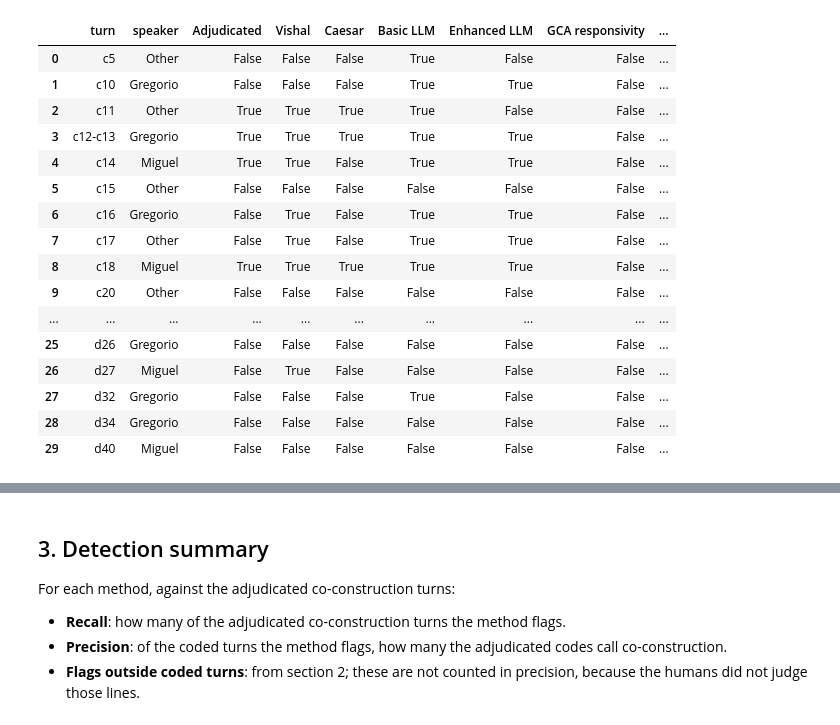
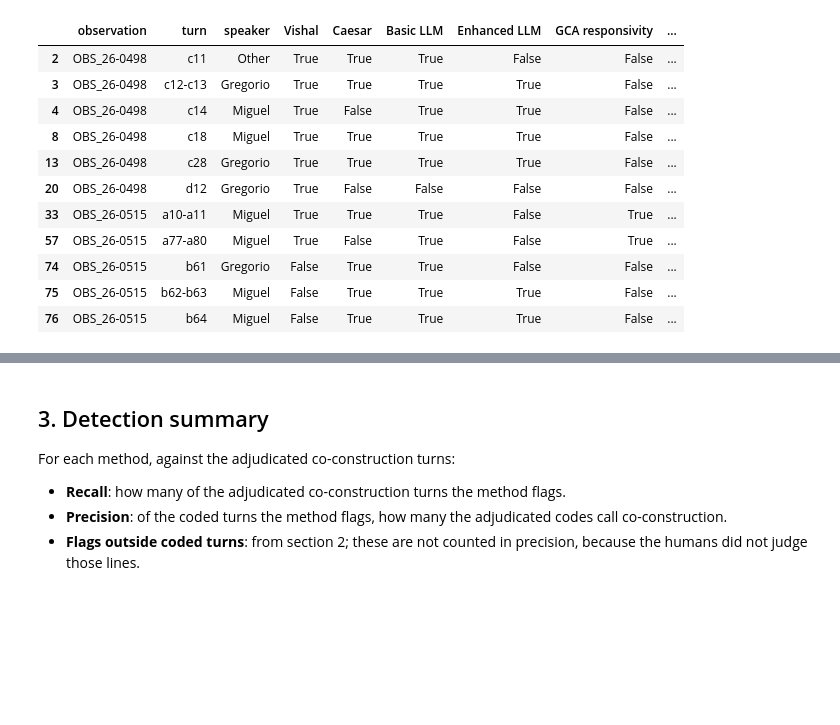
Before and after one commit to vishalku02/equitable-participation, a Jupyter notebook: A4 - Co-construction Detection.ipynb, the cells around one changed output, grey strips where cells are left out. Saved outputs shown, nothing was run; the diff lists cells and outputs as text; code cells hidden in the pictures; blank space fills up the shorter version.

```diff
--- a/A4 - Co-construction Detection.ipynb
+++ b/A4 - Co-construction Detection.ipynb
@@ -17,23 +17,17 @@ import numpy as np
 import pandas as pd
 import matplotlib.pyplot as plt
 
-# Reuse the turn rule from the human IRR script.
 sys.path.append("analysis")
-from irr_semantic import build_turns
+from a4_turns import (
+    TEST, CALIBRATION, OBSERVATIONS, SAMPLE_LABELS, CODERS, clean, last_code, load_table, load_gca_units,
+    coder_codes, adjudicated_codes, make_reference, llm_labels, enhanced_code,
+)
 
-RESULTS_DIR = Path("results")
-DATA_DIR = RESULTS_DIR / "comparison_data"
-CODING_DIR = Path("Data/human_coding")
-OUTPUT_DIR = RESULTS_DIR / "co_construction"
+OUTPUT_DIR = Path("results") / "co_construction"
 OUTPUT_DIR.mkdir(parents=True, exist_ok=True)
-
-TEST = "OBS_26-0498"
-DEVELOPMENT = "OBS_26-0515"
-SAMPLE_LABELS = {TEST: "Test: OBS_26-0498 c-d", DEVELOPMENT: "Development: OBS_26-0515 a-b"}
 
 CO_CONSTRUCTION_LEVELS = {"medium", "high"}
 GCA_THRESHOLD = 0.75  # top quarter of units within the observation
-NOT_CODED = {"", "n/a", "unclear", "unclear / not coded"}
 # %% [markdown]
 ## 1. Methods and flags
 
@@ -91,81 +51,75 @@ gca_units = pd.concat([
 # %%
+table = load_table()
+gca_units = load_gca_units()
+students = table[table["is_adult"] == "False"]
+
+normalized_coders = {
+    (observation, coder): coder_codes(table, observation, coder, [])[1].set_index("row")
+    for observation in OBSERVATIONS for coder in CODERS
+}
+
+
 def is_co_construction(whose, level):
     return whose == "other" and level in CO_CONSTRUCTION_LEVELS
 
 
 def build_turn_table(observation):
-    lines = students[students["observation"] == observation].reset_index(drop=True)
-    final = lines.rename(columns={"human_final_whose": "whose", "human_final_level": "level"})
-    by_row = lines.set_index("row")
-    labels = {column: by_row[column].map(clean) for column in
-              ["human_final_whose", "human_final_level", "basic_peer_engagement",
-               "enhanced_whose", "enhanced_level"]}
-    enhanced_turn_level = labels["enhanced_level"].groupby(by_row["enhanced_turn"]).agg(last_code)
+    reference = make_reference(*adjudicated_codes(table, observation))
+    labels = llm_labels(table, observation)
     units = gca_units[gca_units["observation"] == observation].set_index("unit_id")
 
     records = []
-    for rows in segment_turns(final[["row", "speaker", "whose", "level"]]):
+    for rows in reference["turns"]:
         record = {
             "observation": observation,
             "turn": rows[0] if len(rows) == 1 else f"{rows[0]}-{rows[-1]}",
             "rows": " ".join(rows),
-            "speaker": by_row.loc[rows[-1], "speaker"],
-            "adjudicated_whose": last_code(labels["human_final_whose"][rows]),
-            "adjudicated_level": last_code(labels["human_final_level"][rows]),
+            "speaker": reference["speaker"][rows[-1]],
+            "adjudicated_whose": last_code(reference["whose"][rows]),
+            "adjudicated_level": last_code(reference["level"][rows]),
         }
+        for coder in CODERS:
+            codes = normalized_coders[(observation, coder)]
+            record[f"{coder.lower()}_whose"] = last_code(codes.loc[rows, "whose"].map(clean))
+            record[f"{coder.lower()}_level"] = last_code(codes.loc[rows, "level"].map(clean))
 
-        if observation == TEST:
-            for name, codes in normalized_coders.items():
-                record[f"{name.lower()}_whose"] = last_code(codes.loc[rows, "whose"].map(clean))
-                record[f"{name.lower()}_level"] = last_code(codes.loc[rows, "level"].map(clean))
-
-        turn_ids = [turn for turn in by_row.loc[rows, "enhanced_turn"] if turn]
-        record["enhanced_whose"] = last_code(labels["enhanced_whose"][rows])
-        record["enhanced_level"] = enhanced_turn_level[turn_ids[-1]] if turn_ids else ""
+        record["enhanced_whose"], record["enhanced_level"] = enhanced_code(labels, rows)
         record["basic_engagement"] = last_code(labels["basic_peer_engagement"][rows])
 
-        unit_ids = [unit for unit in by_row.loc[rows, "gca_unit"] if unit]
+        unit_ids = [unit for unit in labels["gca_unit"][rows] if unit]
         record["gca_unit"] = unit_ids[-1] if unit_ids else ""
         record["responsivity_pct"] = units.loc[unit_ids[-1], "responsivity_pct"] if unit_ids else np.nan
         record["social_impact_pct"] = units.loc[unit_ids[-1], "impact_pct"] if unit_ids else np.nan
         records.append(record)
 
     turns = pd.DataFrame(records)
-    turns["Adjudicated"] = [is_co_construction(w, l) for w, l in zip(turns["adjudicated_whose"], turns["adjudicated_level"])]
-    if observation == TEST:
-        for name in ["Vishal", "Caesar"]:
-            turns[name] = [is_co_construction(w, l) for w, l in
-                           zip(turns[f"{name.lower()}_whose"], turns[f"{name.lower()}_level"])]
-    turns["Enhanced LLM"] = [is_co_construction(w, l) for w, l in zip(turns["enhanced_whose"], turns["enhanced_level"])]
+    for name, prefix in [("Adjudicated", "adjudicated"), ("Vishal", "vishal"), ("Caesar", "caesar"),
+                         ("Enhanced LLM", "enhanced")]:
+        turns[name] = [is_co_construction(w, l) for w, l in zip(turns[f"{prefix}_whose"], turns[f"{prefix}_level"])]
     turns["Basic LLM"] = turns["basic_engagement"].isin(CO_CONSTRUCTION_LEVELS)
     turns["GCA responsivity"] = turns["responsivity_pct"] >= GCA_THRESHOLD
     turns["GCA social impact"] = turns["social_impact_pct"] >= GCA_THRESHOLD
     return turns
 
 
-turn_table = pd.concat([build_turn_table(TEST), build_turn_table(DEVELOPMENT)], ignore_index=True)
+turn_table = pd.concat([build_turn_table(observation) for observation in OBSERVATIONS], ignore_index=True)
 turn_table.to_csv(OUTPUT_DIR / "detection_turns.csv", index=False)
 
 METHODS = ["Vishal", "Caesar", "Basic LLM", "Enhanced LLM", "GCA responsivity", "GCA social impact"]
-turn_table[turn_table["observation"] == TEST][["turn", "speaker", "Adjudicated"] + METHODS]
+turn_table[turn_table["Adjudicated"]][["observation", "turn", "speaker"] + METHODS]
 # %% [output]
-|  | turn | speaker | Adjudicated | Vishal | Caesar | Basic LLM | Enhanced LLM | GCA responsivity | ... |
-| 0 | c5 | Other | False | False | False | True | False | False | ... |
-| 1 | c10 | Gregorio | False | False | False | True | True | False | ... |
-| 2 | c11 | Other | True | True | True | True | False | False | ... |
-| 3 | c12-c13 | Gregorio | True | True | True | True | True | False | ... |
-| 4 | c14 | Miguel | True | True | False | True | True | False | ... |
-| 5 | c15 | Other | False | False | False | False | False | False | ... |
-| 6 | c16 | Gregorio | False | True | False | True | True | False | ... |
-| 7 | c17 | Other | False | True | False | True | True | False | ... |
-| 8 | c18 | Miguel | True | True | True | True | True | False | ... |
-| 9 | c20 | Other | False | False | False | False | False | False | ... |
-| ... | ... | ... | ... | ... | ... | ... | ... | ... | ... |
-| 25 | d26 | Gregorio | False | False | False | False | False | False | ... |
-| 26 | d27 | Miguel | False | True | False | False | False | False | ... |
-| 27 | d32 | Gregorio | False | False | False | True | False | False | ... |
-| 28 | d34 | Gregorio | False | False | False | False | False | False | ... |
-| 29 | d40 | Miguel | False | False | False | False | False | False | ... |
+|  | observation | turn | speaker | Vishal | Caesar | Basic LLM | Enhanced LLM | GCA responsivity | ... |
+| 2 | OBS_26-0498 | c11 | Other | True | True | True | False | False | ... |
+| 3 | OBS_26-0498 | c12-c13 | Gregorio | True | True | True | True | False | ... |
+| 4 | OBS_26-0498 | c14 | Miguel | True | False | True | True | False | ... |
+| 8 | OBS_26-0498 | c18 | Miguel | True | True | True | True | False | ... |
+| 13 | OBS_26-0498 | c28 | Gregorio | True | True | True | True | False | ... |
+| 20 | OBS_26-0498 | d12 | Gregorio | True | False | False | False | False | ... |
+| 33 | OBS_26-0515 | a10-a11 | Miguel | True | True | True | False | True | ... |
+| 57 | OBS_26-0515 | a77-a80 | Miguel | True | False | True | False | True | ... |
+| 74 | OBS_26-0515 | b61 | Gregorio | False | True | True | False | False | ... |
+| 75 | OBS_26-0515 | b62-b63 | Miguel | False | True | True | True | False | ... |
+| 76 | OBS_26-0515 | b64 | Miguel | False | True | True | True | False | ... |
 # %% [markdown]
 ## 2. Flags outside the human turns
 
```
Also changed, not shown: parts of 15 cells of this notebook, 34 other files.
